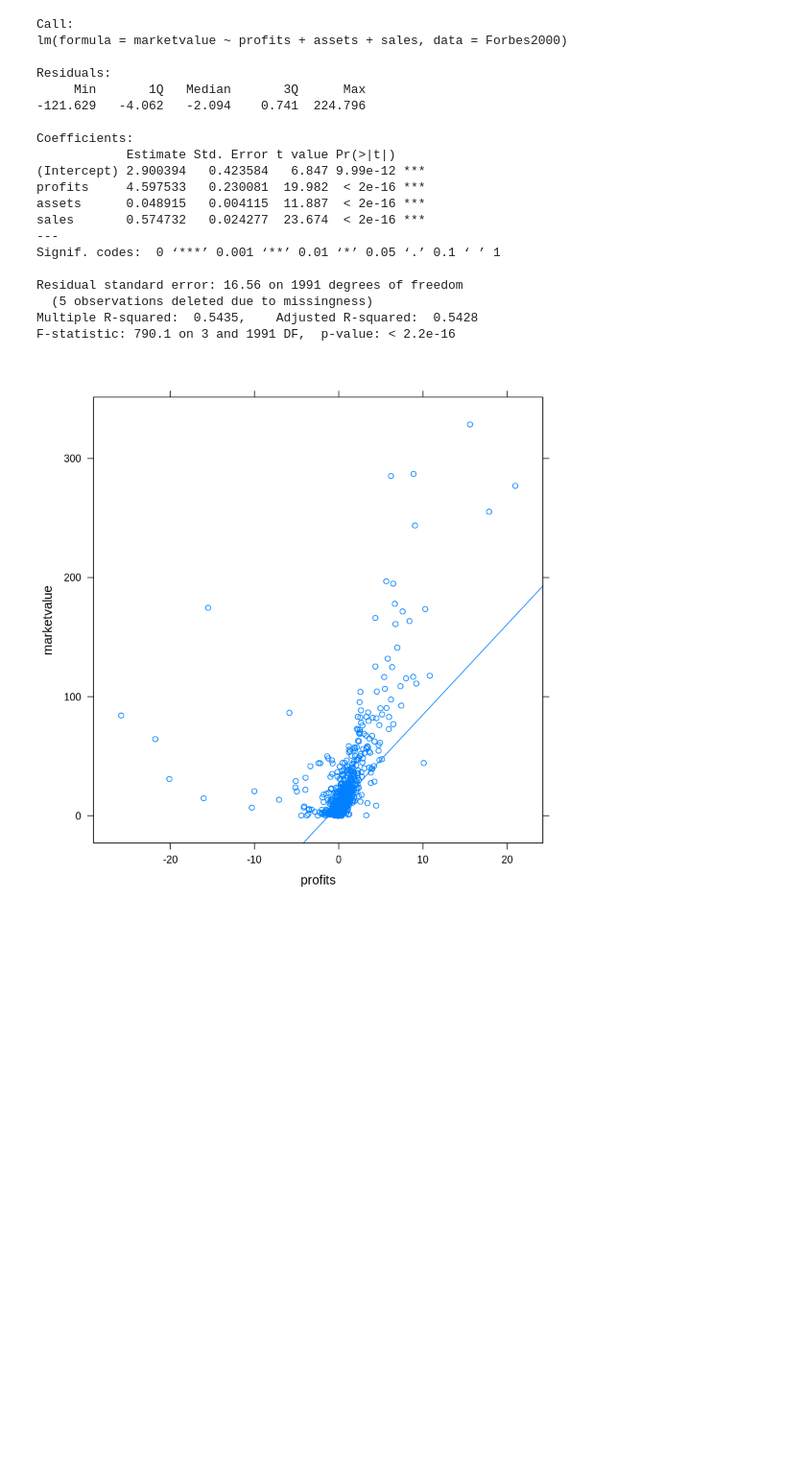
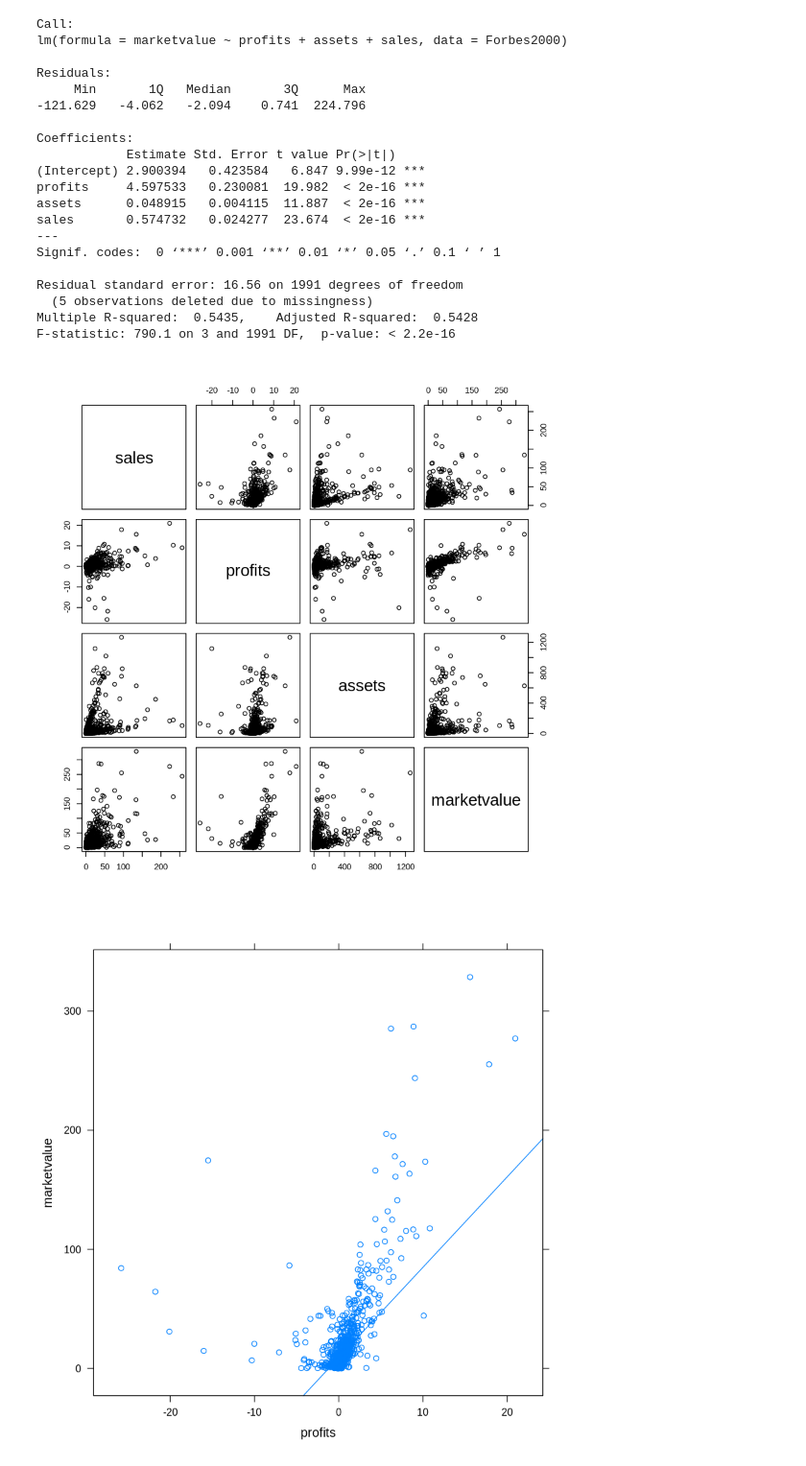
Before and after one commit to mkainula/ml-engineer, a Jupyter notebook: 01_Method_and_Tools/assignment.ipynb, the cells around one changed output. Shown at 96% size. Drawn from its saved outputs; the diff is of its cells as text; code cells hidden in the pictures; blank space fills up the shorter version.

Commit message:
Add more plots

```diff
--- a/01_Method_and_Tools/assignment.ipynb
+++ b/01_Method_and_Tools/assignment.ipynb
@@ -115,6 +119,10 @@ Residual standard error: 16.56 on 1991 degrees of freedom
   (5 observations deleted due to missingness)
 Multiple R-squared:  0.5435,    Adjusted R-squared:  0.5428
 F-statistic: 790.1 on 3 and 1991 DF,  p-value: < 2.2e-16
+# %%
+pairs(Forbes2000[5:8])
+# %% [output]
+[figure, added]
 # %%
 xyplot(marketvalue~profits, data = Forbes2000, t=c("p", "r"))
 # %% [output]
```
Also changed, not shown: parts of 2 cells of this notebook.
